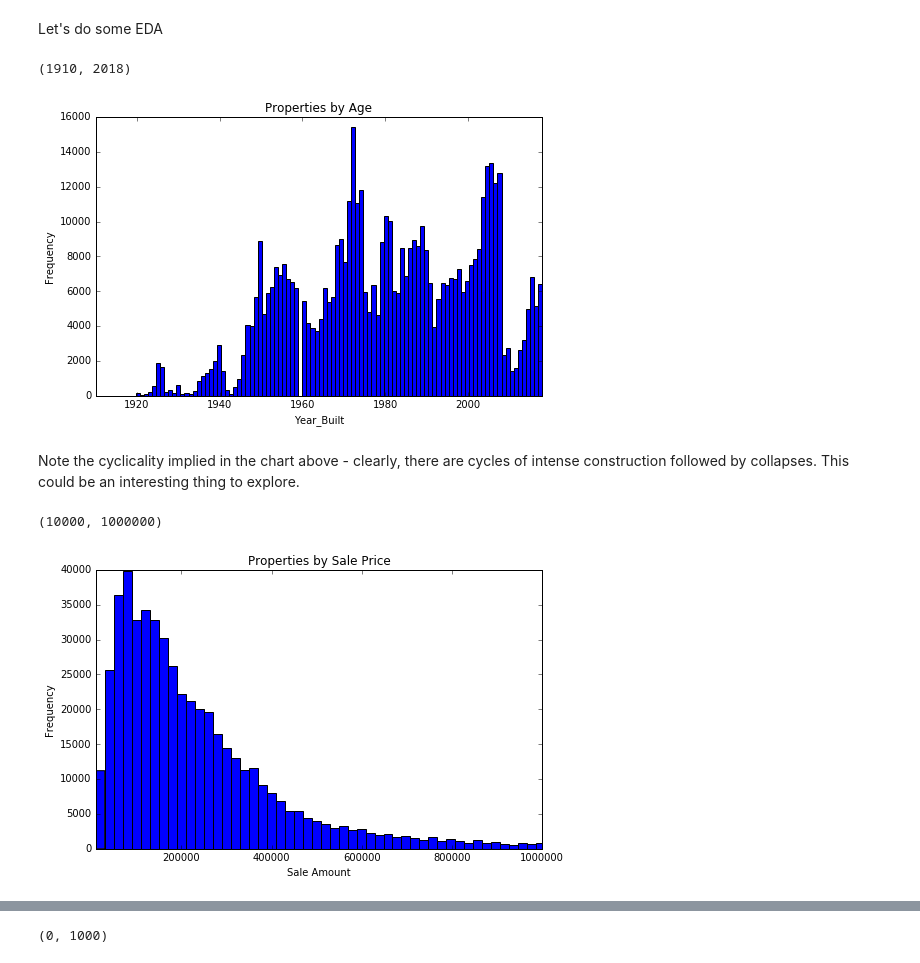
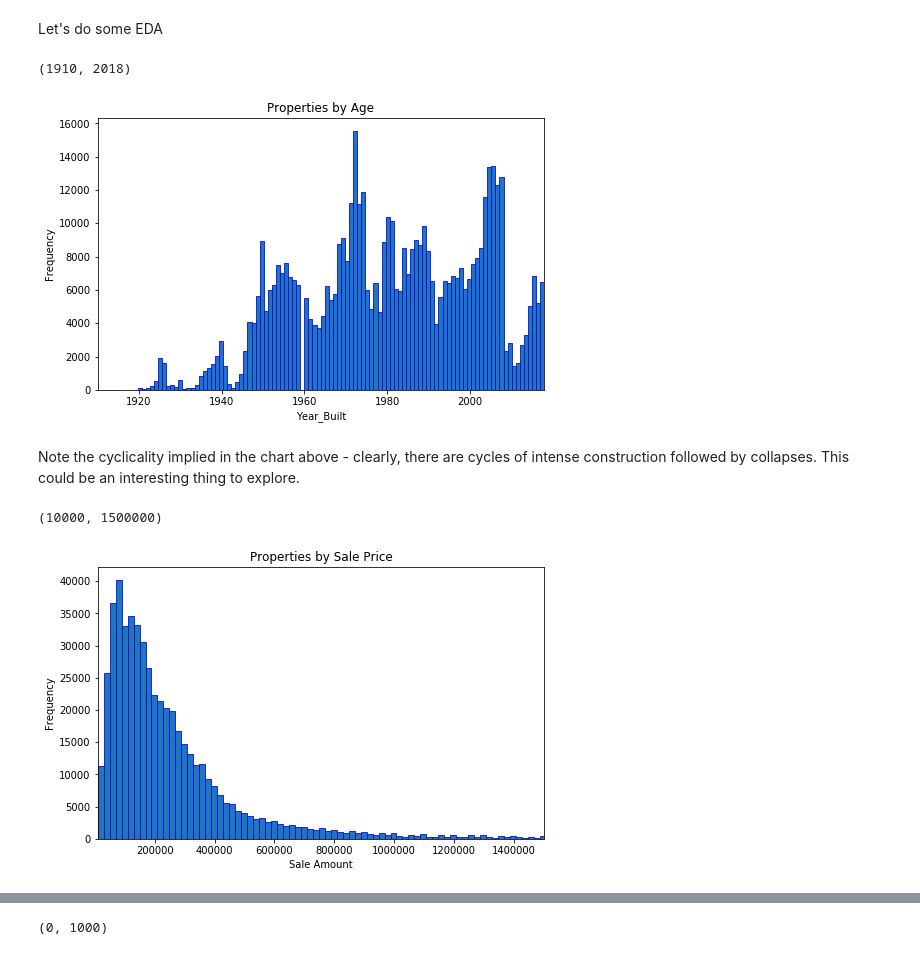
Before and after one commit to dylanrandle/spark-tensorflow, a Jupyter notebook: Miami_RE_Data_filip.ipynb, the cells around one changed output, grey strips where cells are left out. Drawn from its saved outputs; the diff is of its cells as text; code cells hidden in the pictures.

```diff
--- a/Miami_RE_Data_filip.ipynb
+++ b/Miami_RE_Data_filip.ipynb
@@ -55,3 +113,10 @@ res_uses = ['8907 - MUNICIPAL : CONDOMINIUM - RESIDENTIAL','0007 - VACANT RESIDE
            '5009 - IMPR AGRI - NOT HOMESITES : MIXED USE - RESIDENTIAL','0410 - RESIDENTIAL - TOTAL VALUE : TOWNHOUSE','0407 - RESIDENTIAL - TOTAL VALUE : CONDOMINIUM - RESIDENTIAL',
            '0709 - MISCELLANEOUS - RESIDENTIAL : MIXED USE - RESIDENTIAL','8601 - COUNTY : RESIDENTIAL - SINGLE FAMILY','0005 - VACANT RESIDENTIAL : CLUSTER HOME',
            '1229 - MIXED USE-STORE/RESIDENTIAL : MIXED USE - COMMERCIAL']
+# %%
+# filip: res uses augmented
+res_uses = pd.read_csv('Land_use_codes.csv')
+# %%
+res_uses = res_uses.loc[res_uses['residential_use']==1,'codes']
+# %%
+res_uses = res_uses.values.tolist()
@@ -58,3 +127,3 @@ res_uses = ['8907 - MUNICIPAL : CONDOMINIUM - RESIDENTIAL','0007 - VACANT RESIDE
 # %%
 #Get the residential subset (we can see that this is most of the dataset)
-resi_sales = Miami_sales[Miami_sales['Land_Use'].isin(res_uses)]
+resi_sales = Miami_sales[Miami_sales['Land_Use'].apply(lambda x: int(x[:4])).isin(res_uses)]
@@ -96,27 +171,27 @@ Let's do some EDA
 # %%
 #Building Age
 fig, ax = plt.subplots(1, 1, figsize=(8, 5))
-ax.hist(eda_df.YearBuilt,bins=120)
+ax.hist(eda_df.YearBuilt,bins=120,edgecolor='blue', linewidth=0.8)
 ax.set_xlabel('Year_Built')
 ax.set_ylabel('Frequency')
 ax.set_title('Properties by Age')
 ax.set_xlim([1910,2018])
 # %% [output]
 (1910, 2018)
-[figure, old version]
+[figure, new version]
 # %% [markdown]
 Note the cyclicality implied in the chart above - clearly, there are cycles of intense construction followed by collapses. This could be an interesting thing to explore.
 # %%
 #Latest Sale Price
 fig, ax = plt.subplots(1, 1, figsize=(8, 5))
-ax.hist(eda_df['Sale_Amt_1'],bins=2000)
+ax.hist(eda_df['Sale_Amt_1'],bins=2000,edgecolor='blue', linewidth=0.8)
 ax.set_xlabel('Sale Amount')
 ax.set_ylabel('Frequency')
 ax.set_title('Properties by Sale Price')
-ax.set_xlim([10000,1000000])
+ax.set_xlim([10000,1500000])
 # %% [output]
-(10000, 1000000)
+(10000, 1500000)
-[figure, old version]
+[figure, new version]
 # %%
 #Square Footage
 fig, ax = plt.subplots(1, 1, figsize=(8, 5))
```
Also changed, not shown: parts of 22 cells of this notebook, 2 other files.
